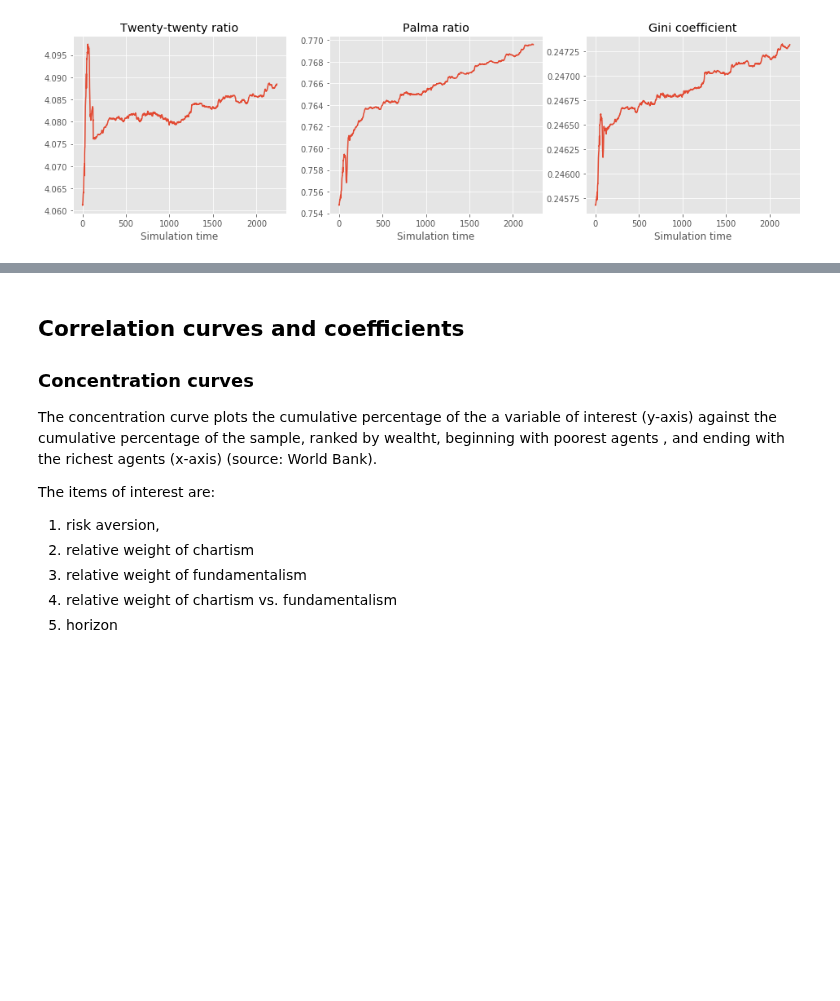
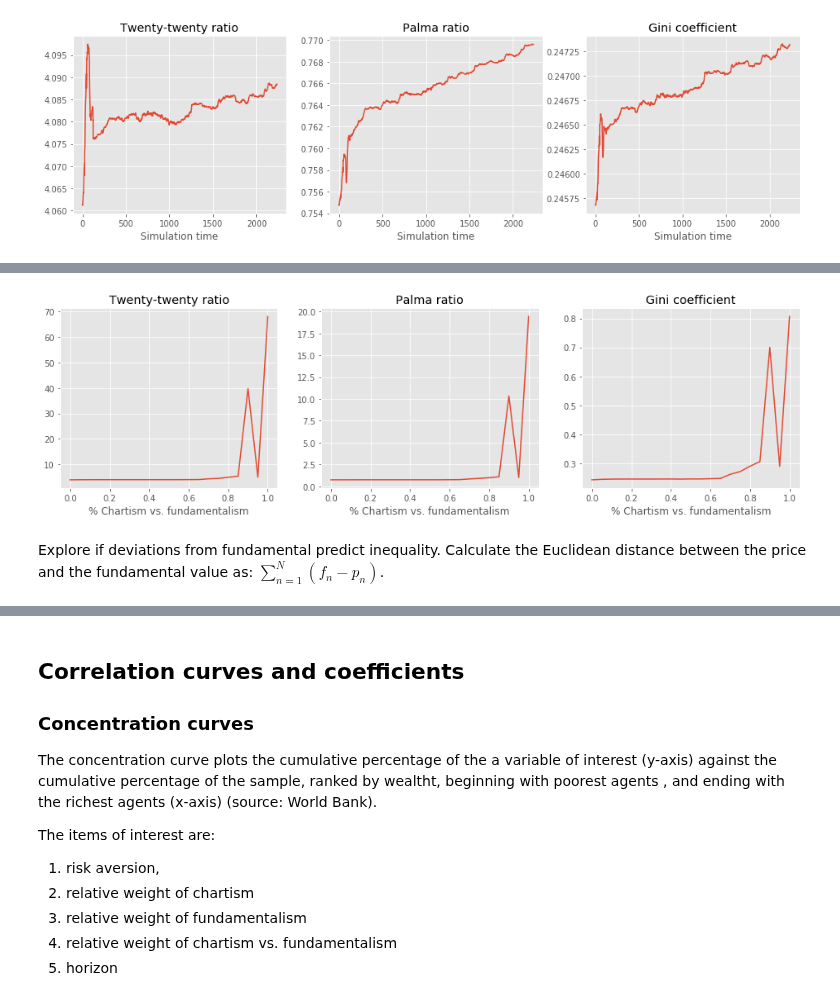
Before and after one commit to joerischasfoort/sim-fin-abm, a Jupyter notebook: distribution_model_dynamics.ipynb, the cells around one changed output, grey strips where cells are left out. Drawn from its saved outputs; the diff is of its cells as text; code cells hidden in the pictures; blank space fills up the shorter version.

```diff
--- a/distribution_model_dynamics.ipynb
+++ b/distribution_model_dynamics.ipynb
@@ -354,0 +431,36 @@ fig.savefig('gini_palma_twenty_evolution.png', dpi=200, bbox_inches = 'tight', p
+# %%
+wealth_gini_exp1 = []
+palma_exp1 = []
+twentytwenty_exp1 = []
+for exp in range(len(weights_experiment)):
+    #money at time t-1,
+    money = np.array([x.var.money[-1] for x in trdrs_exp1[exp]])
+    stocks = np.array([x.var.stocks[-1] for x in trdrs_exp1[exp]])
+    wealth = money + (stocks * obs_exp1[exp].tick_close_price[-1])
+
+    wealth_gini_exp1.append(gini(wealth))
+
+    share_top_10 = sum(np.sort(wealth)[int(len(wealth) * 0.9):]) / sum(wealth)
+    share_bottom_40 = sum(np.sort(wealth)[:int(len(wealth) * 0.4)]) / sum(wealth)
+    palma_exp1.append(share_top_10 / share_bottom_40)
+
+    share_top_20 = np.mean(np.sort(wealth)[int(len(wealth) * 0.8):])
+    share_bottom_20 = np.mean(np.sort(wealth)[:int(len(wealth) * 0.2)])
+    twentytwenty_exp1.append(share_top_20 / share_bottom_20)
+# %%
+fig, (ax1, ax2, ax3) = plt.subplots(1, 3, figsize=[16,4])
+
+ax1.plot([w[0] for w in weights_experiment], twentytwenty_exp1[::-1])
+ax2.plot([w[0] for w in weights_experiment], palma_exp1[::-1])
+ax3.plot([w[0] for w in weights_experiment], wealth_gini_exp1[::-1])
+
+ax1.set_title('Twenty-twenty ratio')
+ax2.set_title('Palma ratio')
+ax3.set_title('Gini coefficient')
+
+for ax in [ax1, ax2, ax3]:
+    ax.set_xlabel('% Chartism vs. fundamentalism')
+
+fig.savefig('more_chartism_creates_inequality.png', dpi=200, bbox_inches = 'tight', pad_inches = 0)
+# %% [output]
+[figure, added]
@@ -354,0 +470,2 @@ fig.savefig('gini_palma_twenty_evolution.png', dpi=200, bbox_inches = 'tight', p
+# %% [markdown]
+Explore if deviations from fundamental predict inequality. Calculate the Euclidean distance between the price and the fundamental value as: $\sum_{n=1}^{N}(f_n - p_n)$.
```
Also changed, not shown: parts of 30 cells of this notebook, 2 other files.
